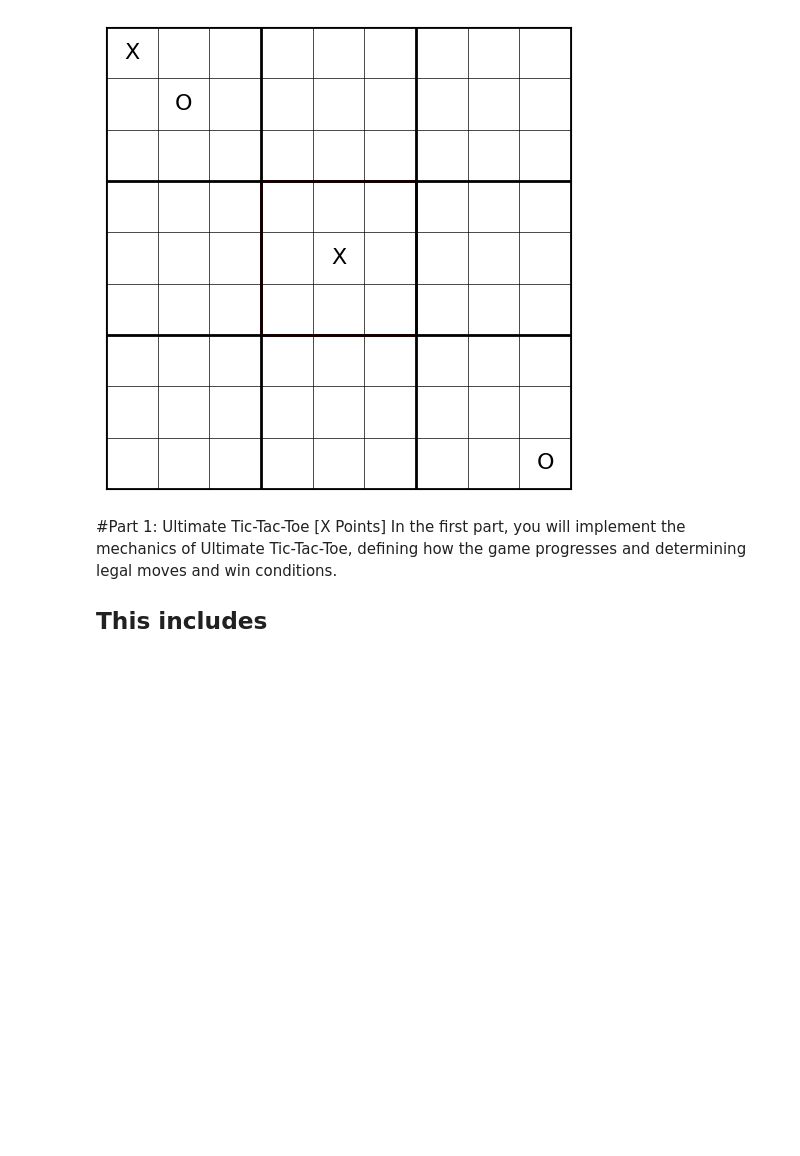
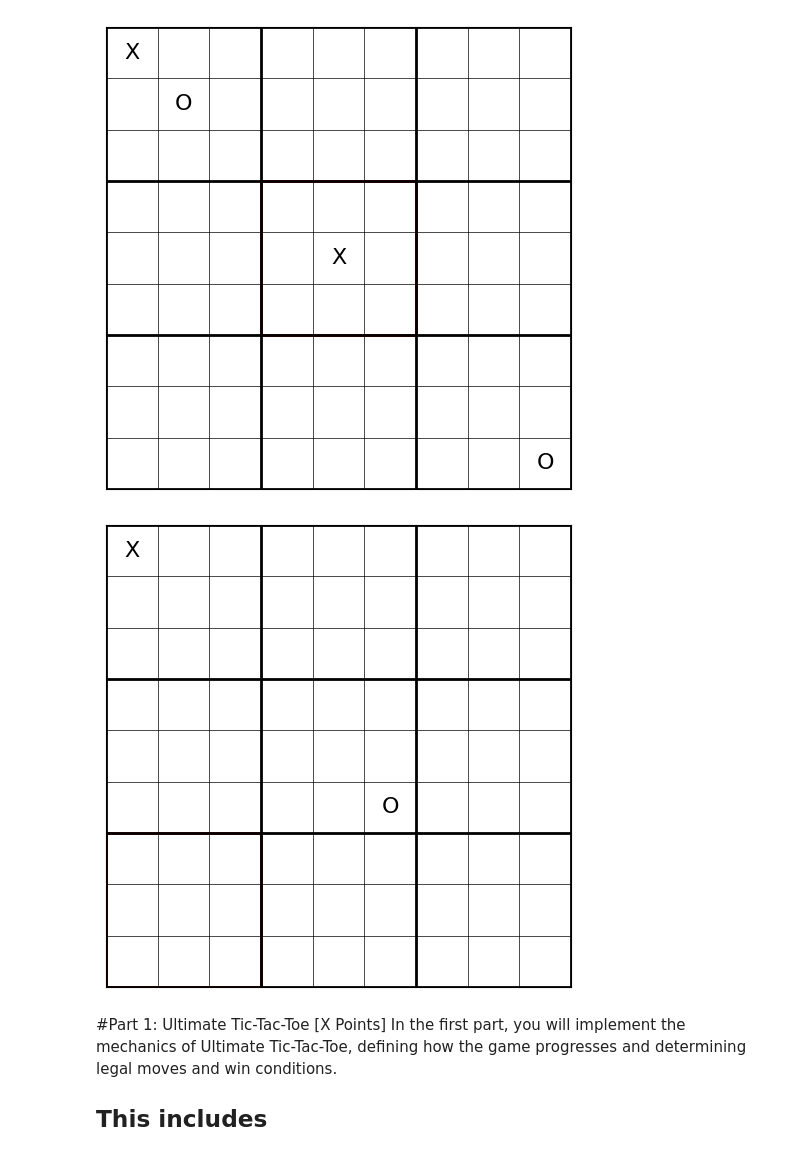
Before and after one commit to Czedros/CSE352-Machine-Learning-Assignments, a Jupyter notebook: CSE352MidtermMakeupAssignmentEmpty.ipynb, the cells around one changed output. Saved outputs shown, nothing was run; the diff lists cells and outputs as text; code cells hidden in the pictures; blank space fills up the shorter version.

```diff
--- a/CSE352MidtermMakeupAssignmentEmpty.ipynb
+++ b/CSE352MidtermMakeupAssignmentEmpty.ipynb
@@ -97,6 +97,31 @@ board[8, 8] = 2
 draw_ultimate_board(board, highlight=(1, 1))
 # %% [output]
 [figure]
+# %%
+def nested_list_to_board(nested_game, highlight=None):
+    """
+    Converts a 3x3 list of 3x3 arrays to a 9x9 board and draws it.
+    """
+    board_array = np.zeros((9, 9), dtype=int)
+    for br in range(3):
+        for bc in range(3):
+            sb = nested_game[br][bc]
+            if isinstance(sb, np.ndarray):
+                board_array[br*3:(br+1)*3, bc*3:(bc+1)*3] = sb
+            else:
+                board_array[br*3:(br+1)*3, bc*3:(bc+1)*3] = np.array(sb)
+
+    draw_ultimate_board(board_array, highlight=highlight)
+# %%
+nested_game = [
+    [np.zeros((3,3), dtype=int) for _ in range(3)] for _ in range(3)
+]
+nested_game[0][0][0,0] = 1
+nested_game[1][1][2,2] = 2
+
+nested_list_to_board(nested_game, highlight=(2, 0))
+# %% [output]
+[figure, added]
 # %% [markdown]
 #Part 1: Ultimate Tic-Tac-Toe [X Points]
 In the first part, you will implement the mechanics of Ultimate Tic-Tac-Toe, defining how the game progresses and determining legal moves and win conditions.
```
Also changed, not shown: parts of 6 cells of this notebook.
